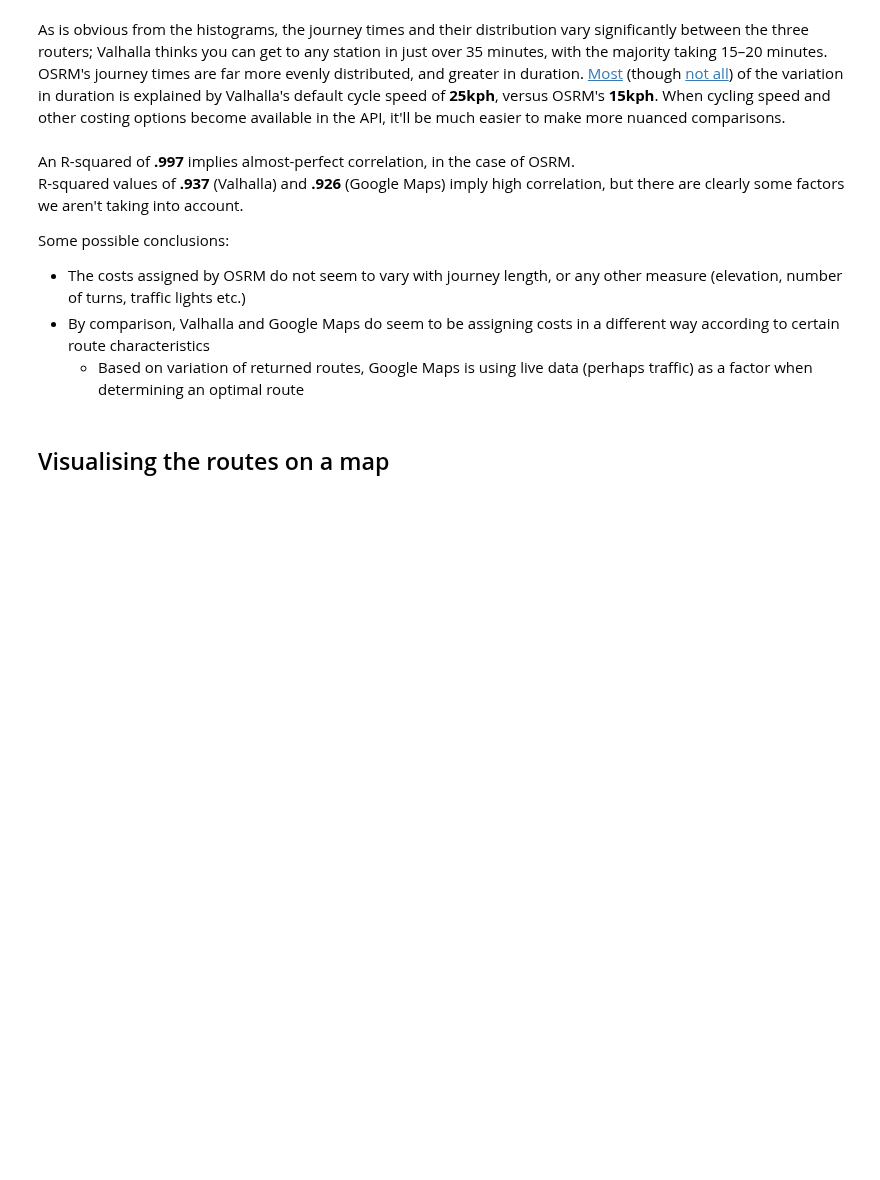
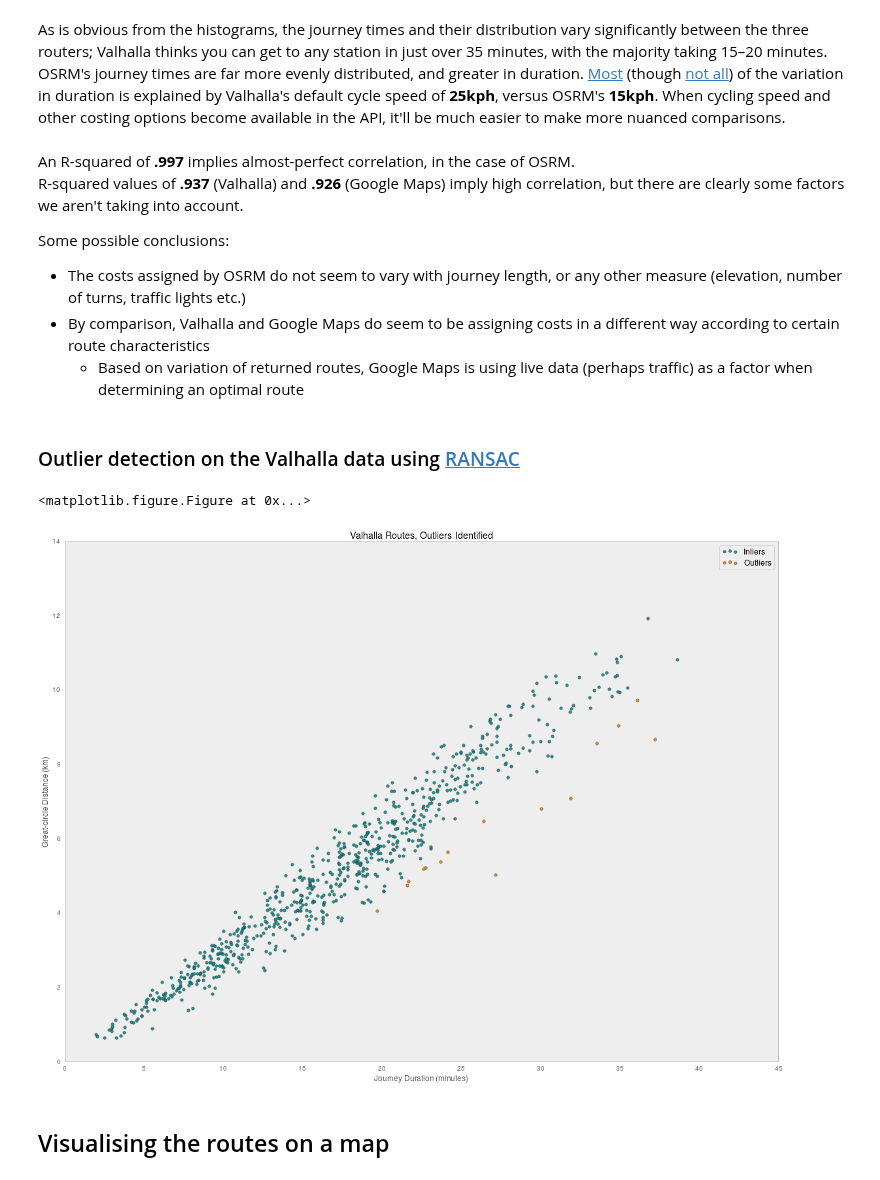
Before and after one commit to urschrei/router_comparison, a Jupyter notebook: OSRM_vs_Valhalla.ipynb, the cells around one changed output. Saved outputs shown, nothing was run; the diff lists cells and outputs as text; code cells hidden in the pictures; blank space fills up the shorter version.

Commit message:
Outlier detection using RANSAC

```diff
--- a/OSRM_vs_Valhalla.ipynb
+++ b/OSRM_vs_Valhalla.ipynb
@@ -289,6 +289,49 @@ Some possible conclusions:
 - The costs assigned by OSRM do not seem to vary with journey length, or any other measure (elevation, number of turns, traffic lights etc.)
 - By comparison, Valhalla and Google Maps do seem to be assigning costs in a different way according to certain route characteristics
     - Based on variation of returned routes, Google Maps is using live data (perhaps traffic) as a factor when determining an optimal route
+# %% [markdown]
+### Outlier detection on the Valhalla data using [RANSAC](https://en.wikipedia.org/wiki/RANSAC)
+# %%
+time_reshaped = np.reshape(routes['travel_time_valhalla'], (len(routes['travel_time_valhalla']), 1))
+duration_reshaped = np.reshape(routes['valhalla_route_length_proj'], (len(routes['valhalla_route_length_proj']),))
+# %%
+from sklearn import linear_model
+
+model_ransac = linear_model.RANSACRegressor(linear_model.LinearRegression())
+model_ransac.fit(time_reshaped, duration_reshaped)
+inlier_mask = model_ransac.inlier_mask_
+outlier_mask = np.logical_not(inlier_mask)
+# %%
+plt.clf()
+fig = plt.figure(figsize=(16, 12))
+ax = fig.add_subplot(111)
+
+plt.scatter(
+    time_reshaped[inlier_mask], duration_reshaped[inlier_mask],
+    color="#008080",
+    label='Inliers',
+    marker='o',
+    edgecolor='#333333',
+    alpha=.85)
+
+plt.scatter(
+    time_reshaped[outlier_mask], duration_reshaped[outlier_mask],
+    color="#E87600",
+    label='Outliers',
+    marker='o',
+    edgecolor='#333333',
+    alpha=.85)
+
+ax.set_xlabel('Journey Duration (minutes)', fontsize=fontsize)
+ax.set_ylabel('Great-circle Distance (km)', fontsize=fontsize)
+plt.title("Valhalla Routes, Outliers Identified")
+
+plt.legend()
+plt.tight_layout()
+plt.show()
+# %% [output]
+<matplotlib.figure.Figure at 0x...>
+[figure, added]
 # %% [markdown]
 ## Visualising the routes on a map
 # %%
```
